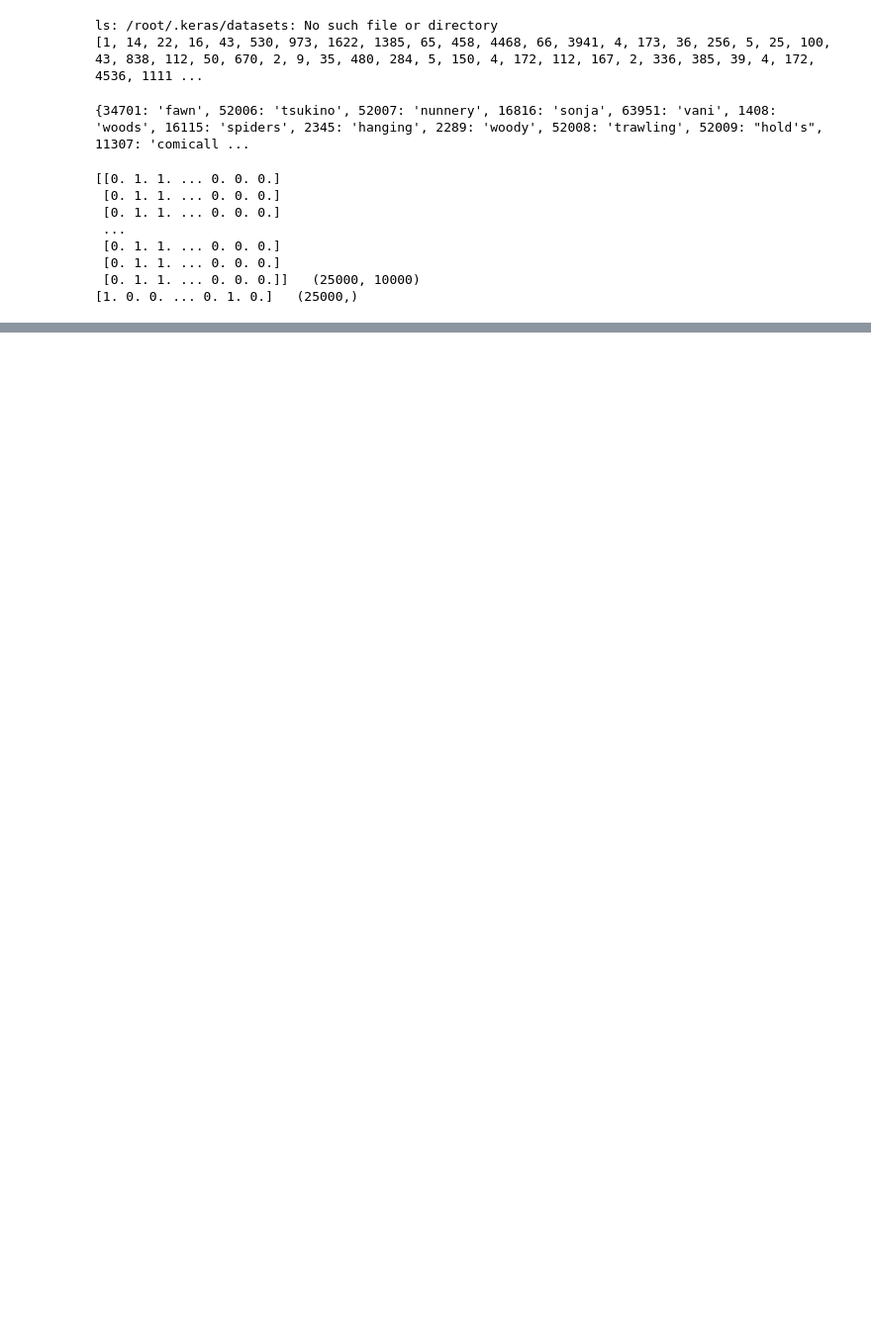
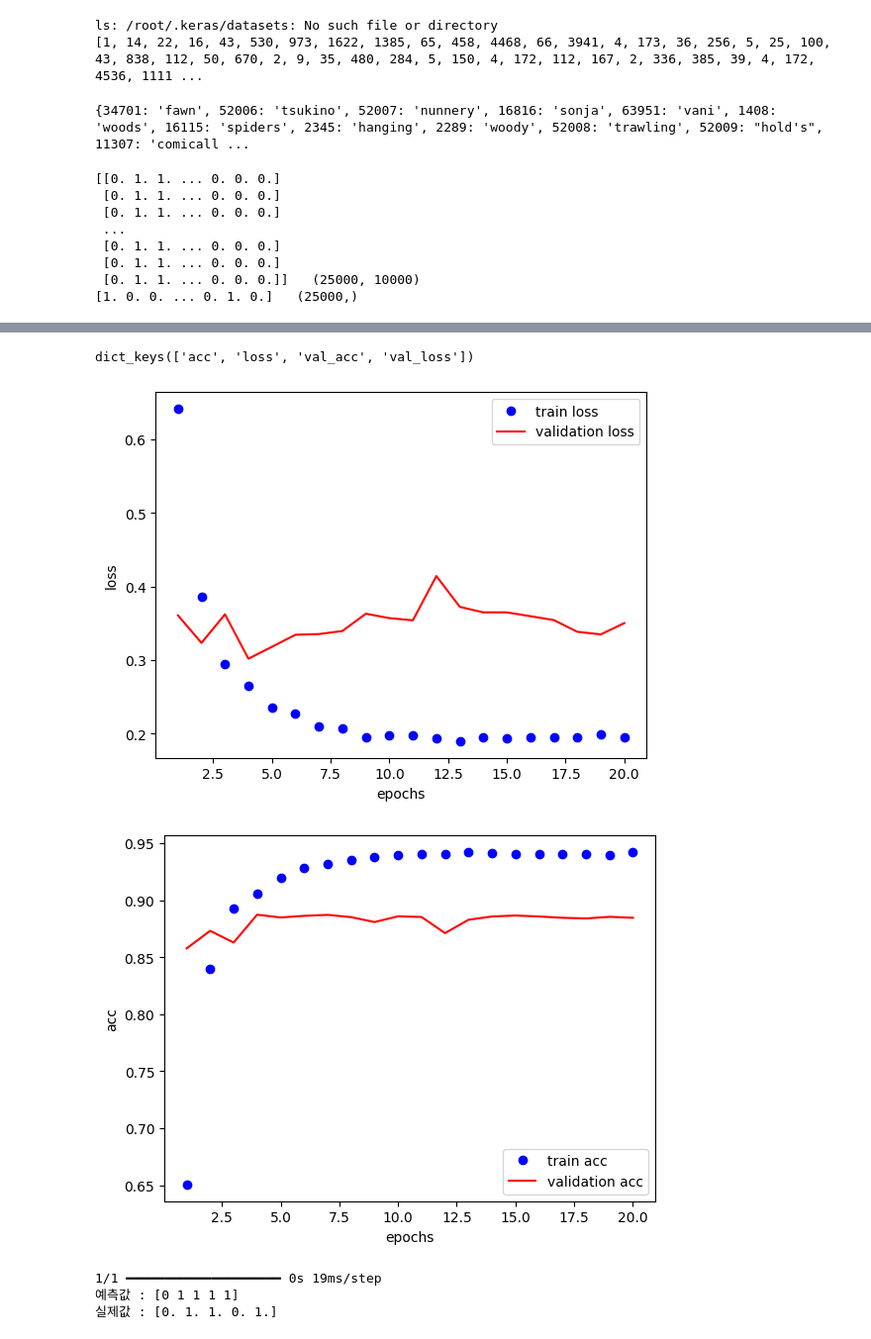
Before and after one commit to bbun-550/RotemStudyNote, a Jupyter notebook: python_analysis/tensorflow/tf20_imdb.ipynb, the cells around one changed output, grey strips where cells are left out. Shown at 99% size. Saved outputs shown, nothing was run; the diff lists cells and outputs as text; code cells hidden in the pictures; blank space fills up the shorter version.

```diff
--- a/python_analysis/tensorflow/tf20_imdb.ipynb
+++ b/python_analysis/tensorflow/tf20_imdb.ipynb
@@ -52,11 +57,24 @@ from keras import models, layers, regularizers
 
 model = models.Sequential()
 model.add(layers.Input(shape=(10000,)))
-model.add(layers.Dense(64, activation='relu'))
+model.add(layers.Dense(64, activation='relu', kernel_regularizer=regularizers.l2(0.0001))) # 가중치 행렬에 0.0001을 곱해라. 패널티를 주는 것이다(과적합에서 벗어날 수 있다.)
+model.add(layers.Dropout(0.4))
+model.add(layers.Dense(32, activation='relu'))
+model.add(layers.Dropout(0.4))
 model.add(layers.Dense(16, activation='relu'))
-model.add(layers.Dense(16, activation='relu'))
+model.add(layers.Dropout(0.4))
 model.add(layers.Dense(1, activation='sigmoid'))
 
 model.compile(optimizer='rmsprop', loss='binary_crossentropy', metrics=['acc'])
 print(model.summary())
+
+# validation data 준비
+x_val = x_train[:7000]
+partial_x_train = x_train[7000:]
+
+y_val = y_train[:7000]
+partial_y_train = y_train[7000:]
+print(len(x_val), len(partial_x_train)) # 10000 15000
+
+history = model.fit(partial_x_train, partial_y_train, epochs=20, batch_size=256, validation_data=(x_val, y_val), verbose=2)
 # %% [output]
@@ -78,0 +119,40 @@ None
+# %%
+# 훈련과 검증 손실 / 정확도에 대한 시각화
+import matplotlib.pyplot as plt
+history_dict = history.history
+print(history_dict.keys()) # dict_keys(['acc', 'loss', 'val_acc', 'val_loss'])
+
+loss = history_dict['loss']
+val_loss = history_dict['val_loss']
+epochs = range(1, len(loss)+1)
+
+plt.plot(epochs, loss, 'bo', label='train loss')
+plt.plot(epochs, val_loss, 'r', label='validation loss')
+plt.xlabel('epochs')
+plt.ylabel('loss')
+plt.legend(loc='best')
+plt.show()
+
+plt.clf() # 그래프 초기화 clear figure
+acc = history_dict['acc']
+val_acc = history_dict['val_acc']
+epochs = range(1, len(loss)+1)
+plt.plot(epochs, acc, 'bo', label='train acc')
+plt.plot(epochs, val_acc, 'r', label='validation acc')
+plt.xlabel('epochs')
+plt.ylabel('acc')
+plt.legend(loc='best')
+plt.show()
+# %% [output]
+dict_keys(['acc', 'loss', 'val_acc', 'val_loss'])
+[figure, added]
+[figure, added]
+# %%
+# 예측
+pred = model.predict(x_test[:5])
+print(f'예측값 : {np.where(pred >= 0.5, 1, 0).ravel()}')
+print(f'실제값 : {y_test[:5]}')
+# %% [output]
+1/1 ━━━━━━━━━━━━━━━━━━━━ 0s 19ms/step
+예측값 : [0 1 1 1 1]
+실제값 : [0. 1. 1. 0. 1.]
```
Also changed, not shown: parts of 2 cells of this notebook, 5 other files.
